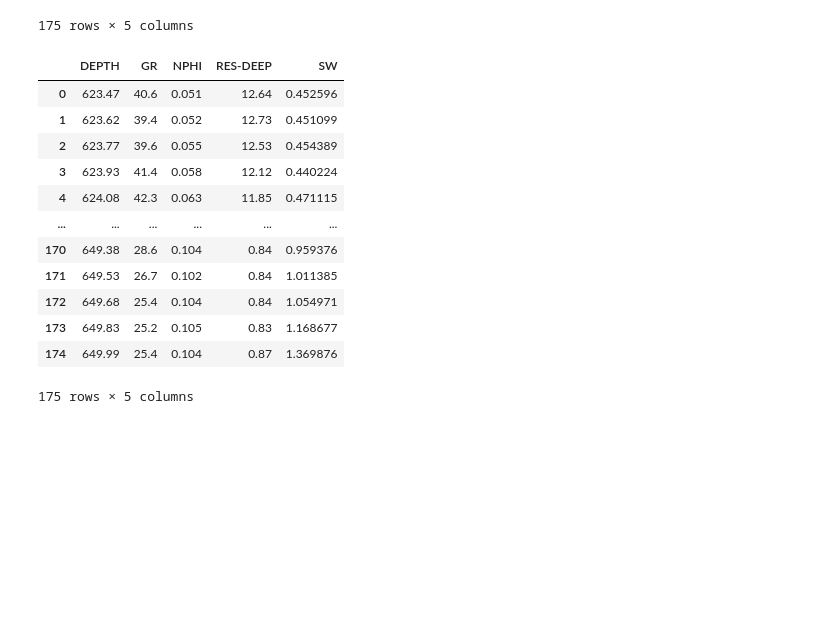
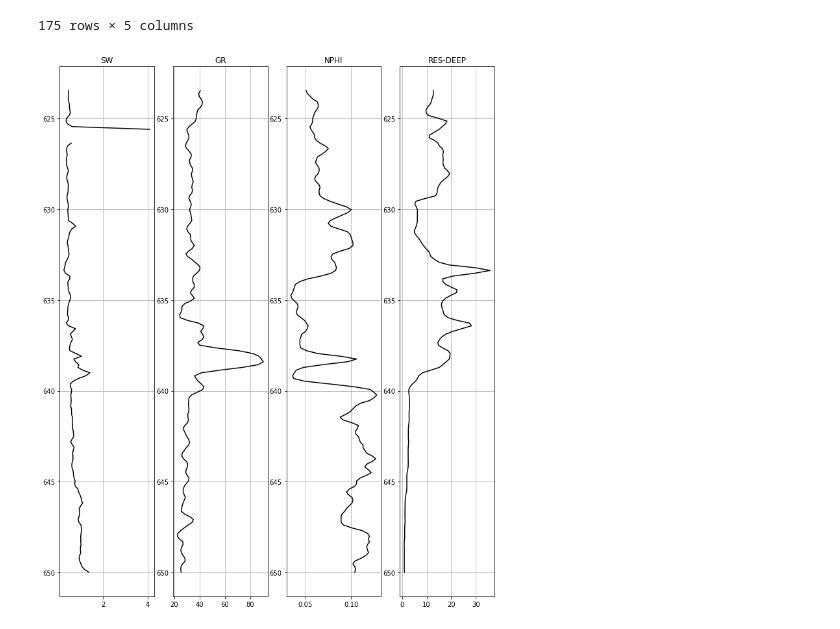
Before and after one commit to horaciosrf/masters_project, a Jupyter notebook: regression_horacio.ipynb, the cells around one changed output. Saved outputs shown, nothing was run; the diff lists cells and outputs as text; code cells hidden in the pictures; blank space fills up the shorter version.

```diff
--- a/regression_horacio.ipynb
+++ b/regression_horacio.ipynb
@@ -35,20 +35,44 @@ dados1
 | 173 | 649.83 | 25.2 | 0.105 | 0.83 | 1.168677 |
 | 174 | 649.99 | 25.4 | 0.104 | 0.87 | 1.369876 |
 175 rows × 5 columns
-# %%
-
-dados1
-# %% [output]
-|  | DEPTH | GR | NPHI | RES-DEEP | SW |
-| 0 | 623.47 | 40.6 | 0.051 | 12.64 | 0.452596 |
-| 1 | 623.62 | 39.4 | 0.052 | 12.73 | 0.451099 |
-| 2 | 623.77 | 39.6 | 0.055 | 12.53 | 0.454389 |
-| 3 | 623.93 | 41.4 | 0.058 | 12.12 | 0.440224 |
-| 4 | 624.08 | 42.3 | 0.063 | 11.85 | 0.471115 |
-| ... | ... | ... | ... | ... | ... |
-| 170 | 649.38 | 28.6 | 0.104 | 0.84 | 0.959376 |
-| 171 | 649.53 | 26.7 | 0.102 | 0.84 | 1.011385 |
-| 172 | 649.68 | 25.4 | 0.104 | 0.84 | 1.054971 |
-| 173 | 649.83 | 25.2 | 0.105 | 0.83 | 1.168677 |
-| 174 | 649.99 | 25.4 | 0.104 | 0.87 | 1.369876 |
-175 rows × 5 columns
+# %%
+# Plotando para visualizar os perfis
+#plt.figure(figsize = (2, 10))
+#plt.plot(dados1['SW'],dados1['DEPTH'],color='k')
+#ax = plt.gca()
+
+
+fig, ax = plt.subplots(1,4,figsize=(12,15))
+ax[0].plot(dados1['SW'],dados1['DEPTH'],color='k')
+#ax[0].set(xlabel = 'RHOB (kg/m³)', ylabel = 'DEPTH (m)')
+ax[0].title.set_text('SW')
+ax[0].grid()
+#ax[0].legend(labels = ['Real','CNN regression', 'BP regression'], loc = "upper right")
+#ax[0].set_ylim(well2['Depth'][0], well2['Depth'][len(well2['Depth'])-1])
+ax[0].invert_yaxis()
+
+ax[1].plot(dados1['GR'],dados1['DEPTH'],color='k')
+#ax[1].set(xlabel = 'RHOB (kg/m³)', ylabel = 'DEPTH (m)')
+ax[1].title.set_text('GR')
+ax[1].grid()
+#ax[1].legend(labels = ['Real','CNN regression', 'BP regression'], loc = "upper right")
+#ax[1].set_ylim(well2['Depth'][0], well2['Depth'][len(well2['Depth'])-1])
+ax[1].invert_yaxis()
+
+ax[2].plot(dados1['NPHI'],dados1['DEPTH'],color='k')
+#ax[2].set(xlabel = 'RHOB (kg/m³)', ylabel = 'DEPTH (m)')
+ax[2].title.set_text('NPHI')
+ax[2].grid()
+#ax[2].legend(labels = ['Real','CNN regression', 'BP regression'], loc = "upper right")
+#ax[2].set_ylim(well2['Depth'][0], well2['Depth'][len(well2['Depth'])-1])
+ax[2].invert_yaxis()
+
+ax[3].plot(dados1['RES-DEEP'],dados1['DEPTH'],color='k')
+#ax[3].set(xlabel = 'RHOB (kg/m³)', ylabel = 'DEPTH (m)')
+ax[3].title.set_text('RES-DEEP')
+ax[3].grid()
+#ax[3].legend(labels = ['Real','CNN regression', 'BP regression'], loc = "upper right")
+#ax[3].set_ylim(well2['Depth'][0], well2['Depth'][len(well2['Depth'])-1])
+ax[3].invert_yaxis()
+# %% [output]
+[figure, added]
```
Also changed, not shown: parts of 13 cells of this notebook.
